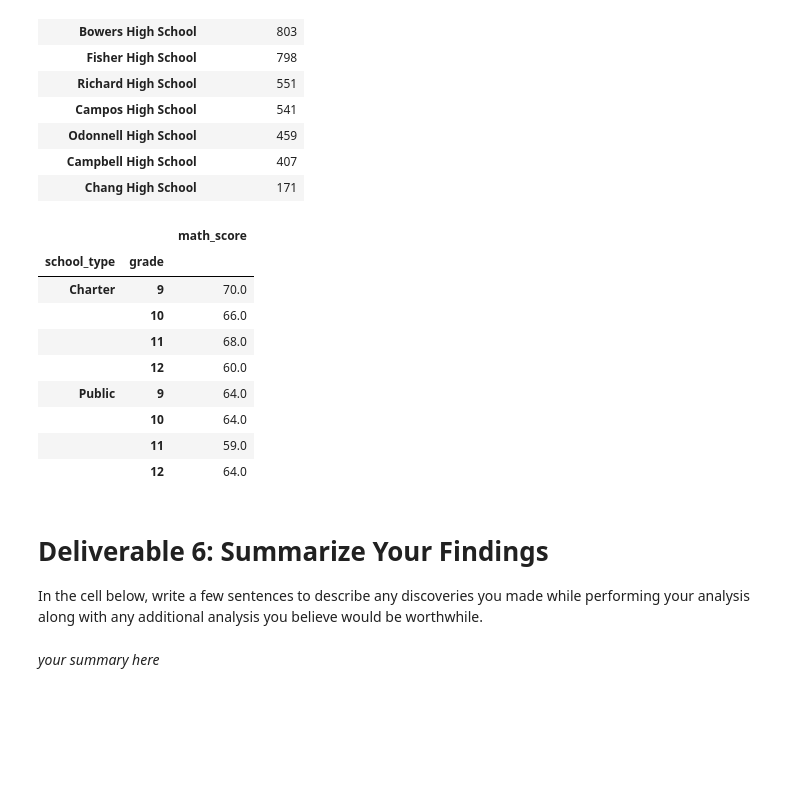
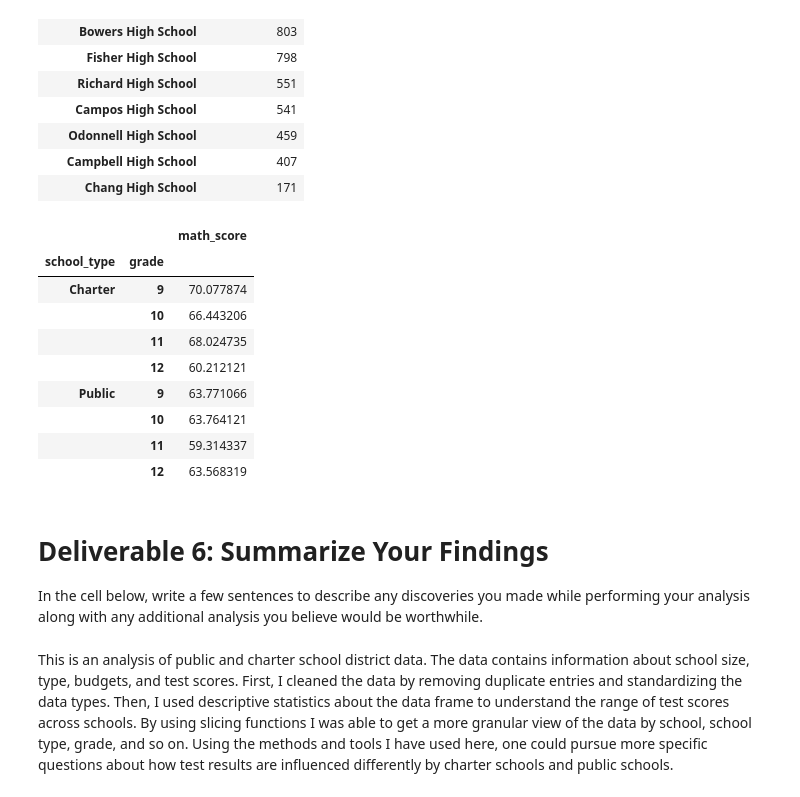
Before and after one commit to mornally/School_District_Analysis, a Jupyter notebook: Starter_Code/Unsolved/Student_Data_Challenge_Starter_Code.ipynb, the cells around one changed output. Cells and saved outputs as stored; diff of their text form; code cells hidden in the pictures; blank space fills up the shorter version.

Commit message:
Analysis completed.

```diff
--- a/Starter_Code/Unsolved/Student_Data_Challenge_Starter_Code.ipynb
+++ b/Starter_Code/Unsolved/Student_Data_Challenge_Starter_Code.ipynb
@@ -302,19 +315,22 @@ Make comparisons within your data by completing the following steps:
 | Campbell High School | 407 |
 | Chang High School | 171 |
 # %%
+# Find the average math score by grade for each school type by using 'groupby' and 'mean'
+math_avg_by_type = student_df.groupby(["school_type", "grade"]).mean()
+math_avg_by_type.loc[:, ["math_score"]]
 # %% [output]
 |  |  | math_score |
 | school_type | grade |  |
-| Charter | 9 | 70.0 |
-|  | 10 | 66.0 |
-|  | 11 | 68.0 |
-|  | 12 | 60.0 |
-| Public | 9 | 64.0 |
-|  | 10 | 64.0 |
-|  | 11 | 59.0 |
-|  | 12 | 64.0 |
+| Charter | 9 | 70.077874 |
+|  | 10 | 66.443206 |
+|  | 11 | 68.024735 |
+|  | 12 | 60.212121 |
+| Public | 9 | 63.771066 |
+|  | 10 | 63.764121 |
+|  | 11 | 59.314337 |
+|  | 12 | 63.568319 |
 # %% [markdown]
 # Deliverable 6: Summarize Your Findings
 In the cell below, write a few sentences to describe any discoveries you made while performing your analysis along with any additional analysis you believe would be worthwhile.
 # %% [markdown]
-*your summary here*
+This is an analysis of public and charter school district data. The data contains information about school size, type, budgets, and test scores. First, I cleaned the data by removing duplicate entries and standardizing the data types. Then, I used descriptive statistics about the data frame to understand the range of test scores across schools. By using slicing functions I was able to get a more granular view of the data by school, school type, grade, and so on. Using the methods and tools I have used here, one could pursue more specific questions about how test results are influenced differently by charter schools and public schools.
```
Also changed, not shown: parts of 5 cells of this notebook, 1 other file.
